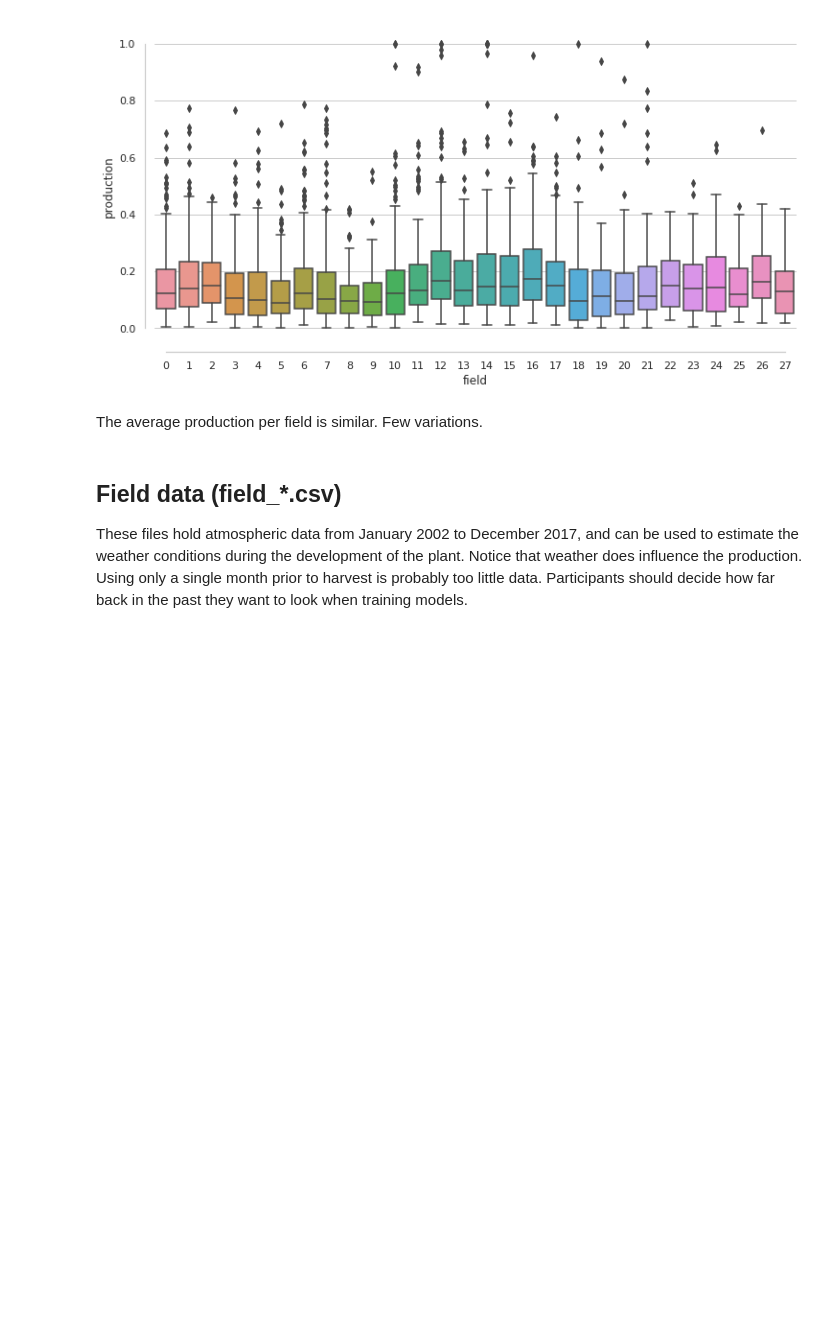
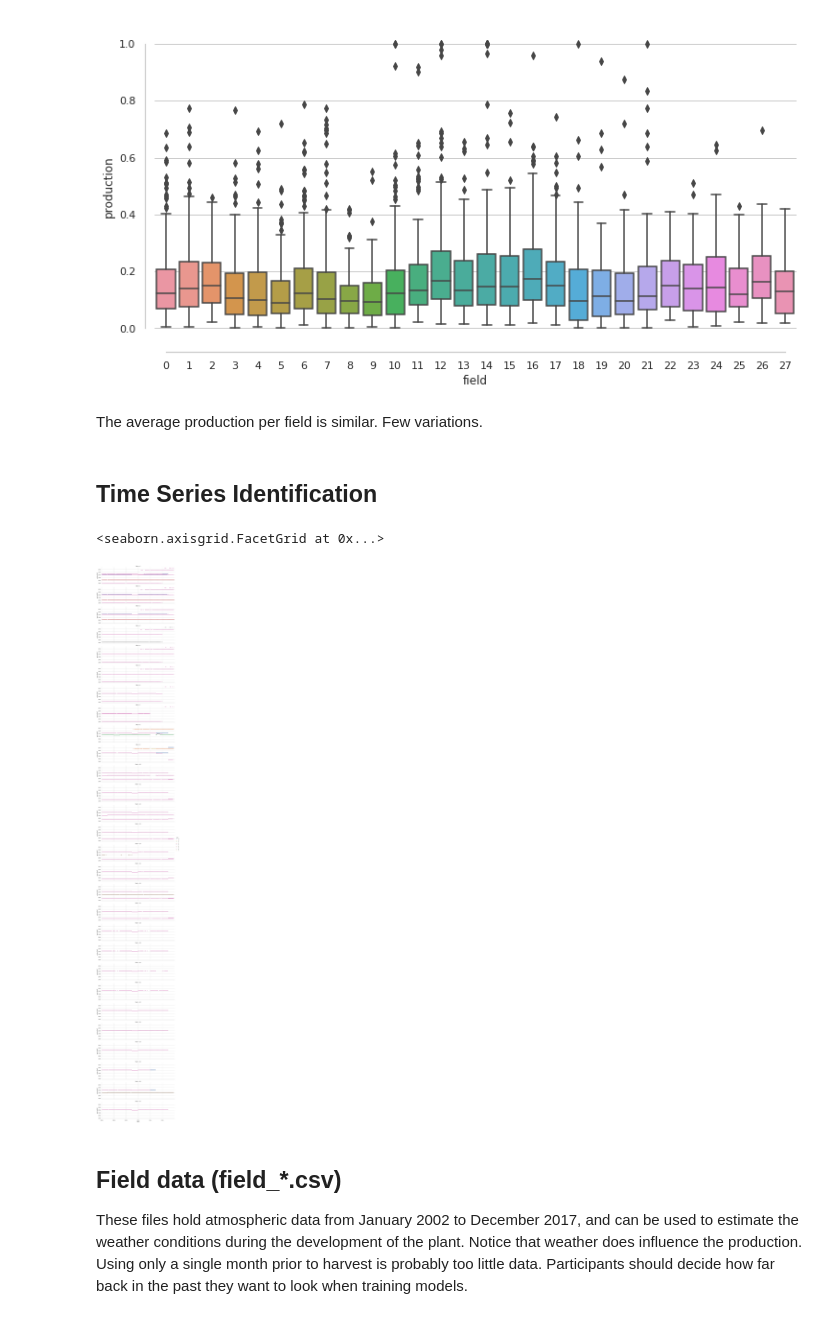
Before and after one commit to eraldoluis/kddbr-2018, a Jupyter notebook: nb/data_analysis.ipynb, the cells around one changed output. Cells and saved outputs as stored; diff of their text form; code cells hidden in the pictures; blank space fills up the shorter version.

```diff
--- a/nb/data_analysis.ipynb
+++ b/nb/data_analysis.ipynb
@@ -297,3 +297,16 @@ sns.despine(offset=10, trim=True)
 [figure]
 # %% [markdown]
 The average production per field is similar. Few variations.
+# %% [markdown]
+## Time Series Identification
+# %%
+from datetime import date
+df_ = df_all.copy()
+df_["year_plant"] = df_["harvest_year"] - df_["age"]
+g = sns.FacetGrid(df_, row="field", hue="type", xlim=(date(2006, 1, 1), date(2017, 12, 31)),
+                  height=3, aspect=4)
+g.map(sns.scatterplot, "date", "year_plant")
+g.add_legend()
+# %% [output]
+<seaborn.axisgrid.FacetGrid at 0x...>
+[figure, added]
```
Also changed, not shown: parts of 33 cells of this notebook, 14 other files.
